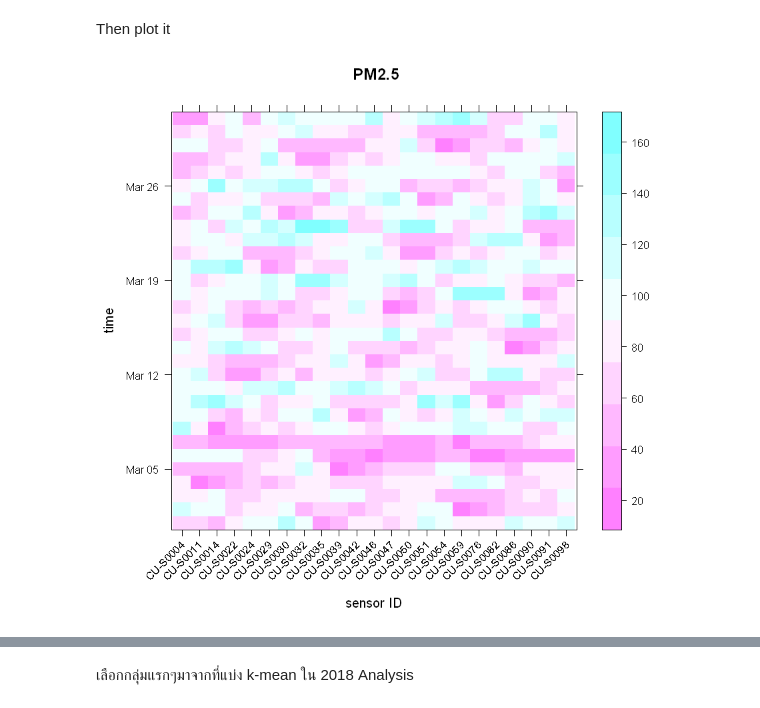
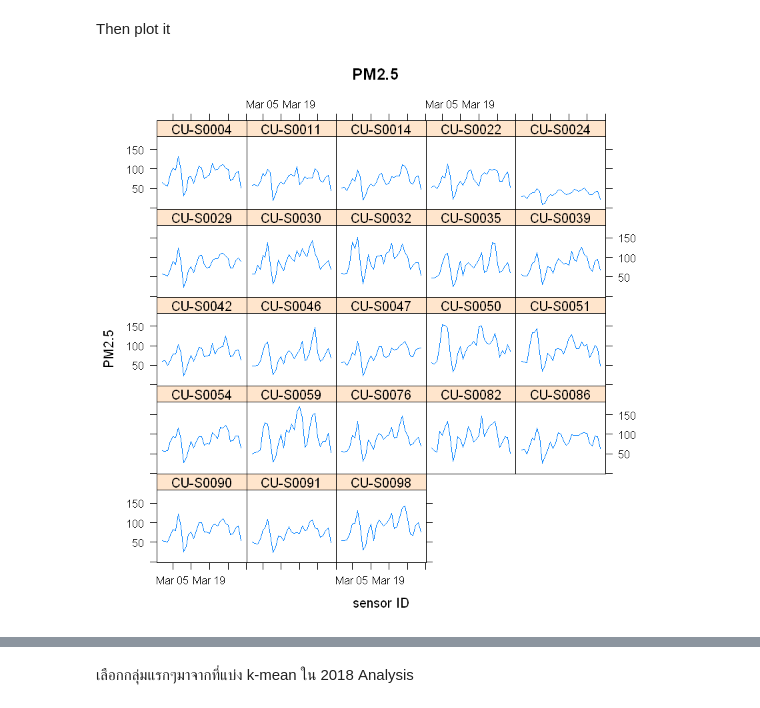
Before and after one commit to Maplub/Jupyter, a Jupyter notebook: st_variogram.ipynb, the cells around one changed output, grey strips where cells are left out. Saved outputs shown, nothing was run; the diff lists cells and outputs as text; code cells hidden in the pictures.

```diff
--- a/st_variogram.ipynb
+++ b/st_variogram.ipynb
@@ -160,11 +183,10 @@ stdata<-STFDF(sensoridSP,datetime$timepos,data.frame(PM2.5=as.vector(newdaily$pm
 # %% [markdown]
 Then plot it
-# %%
-colorsetting=c("#A9D08E","#FFFFBF","#FDAE61","#D7191C","#54278F")
-colorlabelPM25 = c("น้อยกว่า 15","15.01-40.00","40.01-65.00","65-150","มากกว่า 150")
-
-scales <- list(x = list(rot = 45))
-
-stplot(stdata,mode="xt",cuts=10,scales=scales,xlab="sensor ID")
-# %% [output]
-[figure, removed]
+# %%
+library(RColorBrewer)
+colorsetting=brewer.pal(9,"Blues")
+
+scales <- list(x = list(rot = 45))
+stplot(stdata,mode="tp",cuts=9,scales=scales,xlab="sensor ID",col.regions = colorsetting)
+# %% [output]
+[figure, added]
```
Also changed, not shown: parts of 16 cells of this notebook.
